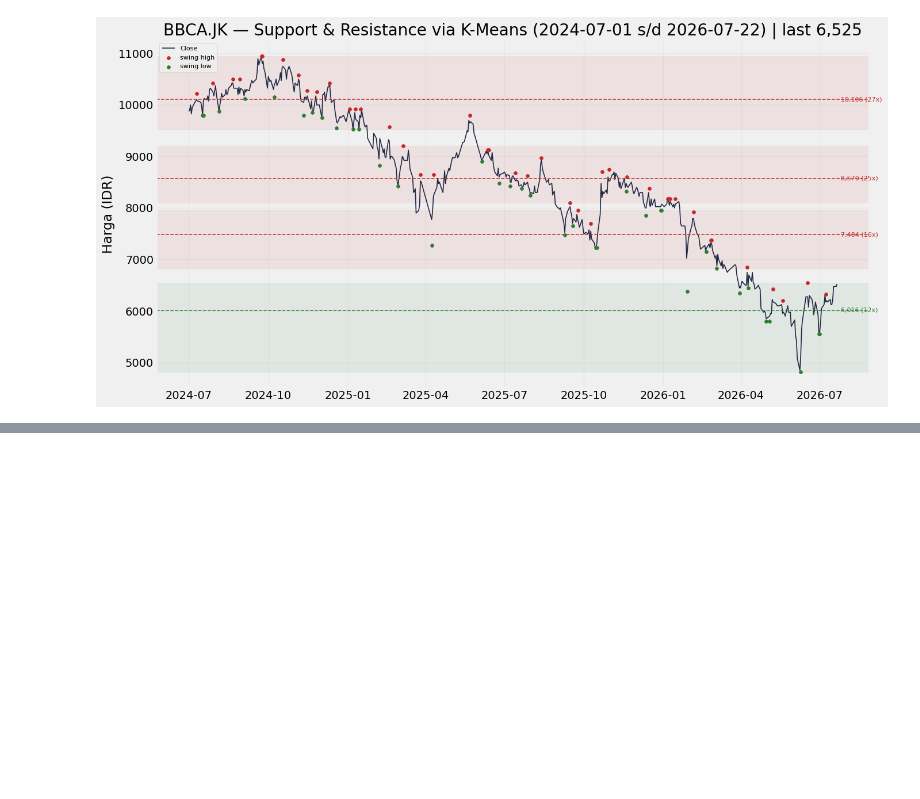
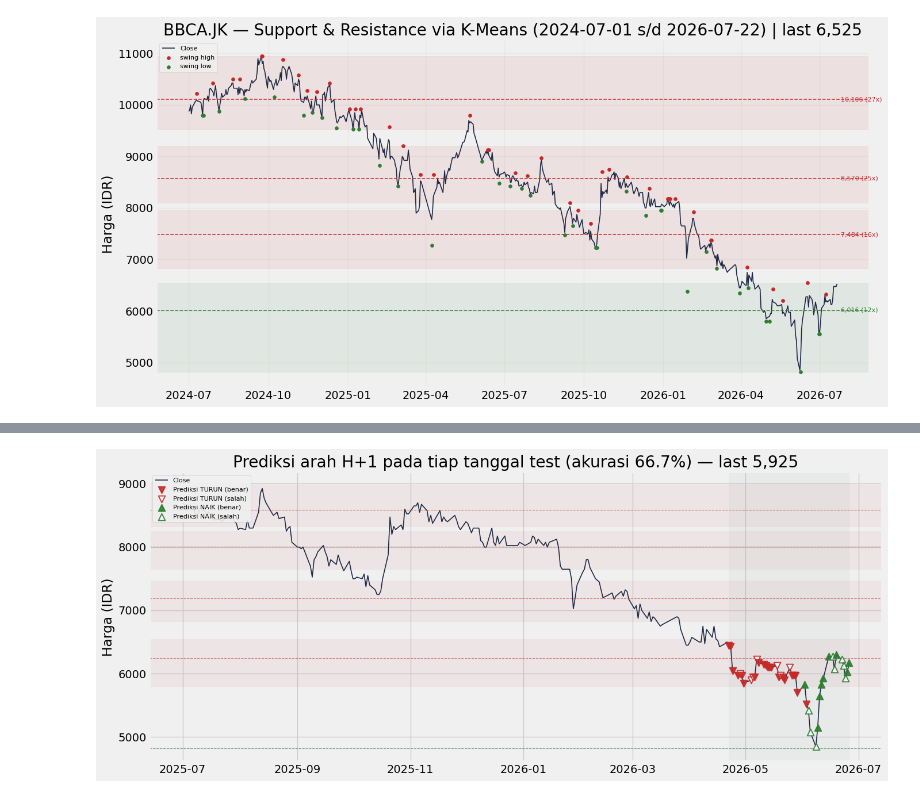
Before and after one commit to patricktelnoni/support_resistance_detection, a Jupyter notebook: regression.ipynb, the cells around one changed output, grey strips where cells are left out. Saved outputs shown, nothing was run; the diff lists cells and outputs as text; code cells hidden in the pictures; blank space fills up the shorter version.

Commit message:
Fix plott chart

```diff
--- a/regression.ipynb
+++ b/regression.ipynb
@@ -376,0 +404,15 @@ def zone_for_price(p):
+# %%
+# 3. Clustering harga pivot -> level support/resistance
+Xp = points["price"].values.reshape(-1, 1)
+km = KMeans(n_clusters=k, n_init=10, random_state=42).fit(Xp)
+points = points.assign(cluster=km.labels_)
+levels = (
+    points.groupby("cluster")["price"]
+    .agg(level="mean", n_touch="size", low="min", high="max")
+    .sort_values("level")
+    .reset_index(drop=True)
+)
+
+last_price = float(df["Close"].iloc[-1])
+levels["zona"] = np.where(levels["level"] < last_price, "SUPPORT", "RESISTANCE")
+levels
@@ -551,0 +591,44 @@ NameError: name 'sel_idx' is not defined
+# %%
+# 8. Plot prediksi arah pada tanggal H+1 (marker rapi, bukan proyeksi 30 hari)
+fig, ax = plt.subplots(figsize=(14, 6))
+ax.plot(df.index, df["Close"], color="#1f2a44", lw=1.2, label="Close", zorder=2)
+
+# Level support / resistance
+for _, r in levels.iterrows():
+    color = "#2e7d32" if r.zona == "SUPPORT" else "#c62828"
+    ax.axhspan(r.low, r.high, color=color, alpha=0.05)
+    ax.axhline(r.level, color=color, ls="--", lw=0.8, alpha=0.6)
+
+# Sorot rentang periode test
+ax.axvspan(pred_df["next_date"].min(), pred_df["next_date"].max(),
+           color="#90a4ae", alpha=0.08, zorder=1)
+
+# Marker prediksi pada tanggal H+1:
+#   segitiga ke atas = prediksi NAIK, ke bawah = prediksi TURUN
+#   terisi = benar, kosong (putih) = salah
+seen = set()
+for _, r in pred_df.iterrows():
+    up = r["pred_up"]
+    color = "#2e7d32" if up else "#c62828"
+    marker = "^" if up else "v"
+    face = color if r["correct"] else "white"
+    key = (up, r["correct"])
+    label = None
+    if key not in seen:
+        seen.add(key)
+        status = "benar" if r["correct"] else "salah"
+        label = f"Prediksi {'NAIK' if up else 'TURUN'} ({status})"
+    ax.scatter(r["next_date"], r["next_close"], marker=marker, s=70,
+               facecolor=face, edgecolor=color, linewidth=1.4,
+               alpha=0.9, zorder=3, label=label)
+
+ax.set_ylabel("Harga (IDR)")
+ax.set_title(
+    f"Prediksi arah H+{FUTURE_DAYS} pada tiap tanggal test "
+    f"(akurasi {acc:.1%}) — last {last_price:,.0f}"
+)
+ax.legend(loc="upper left", fontsize=8, framealpha=0.9)
+fig.tight_layout()
+plt.show()
+# %% [output]
+[figure, added]
```
Also changed, not shown: parts of 11 cells of this notebook.
